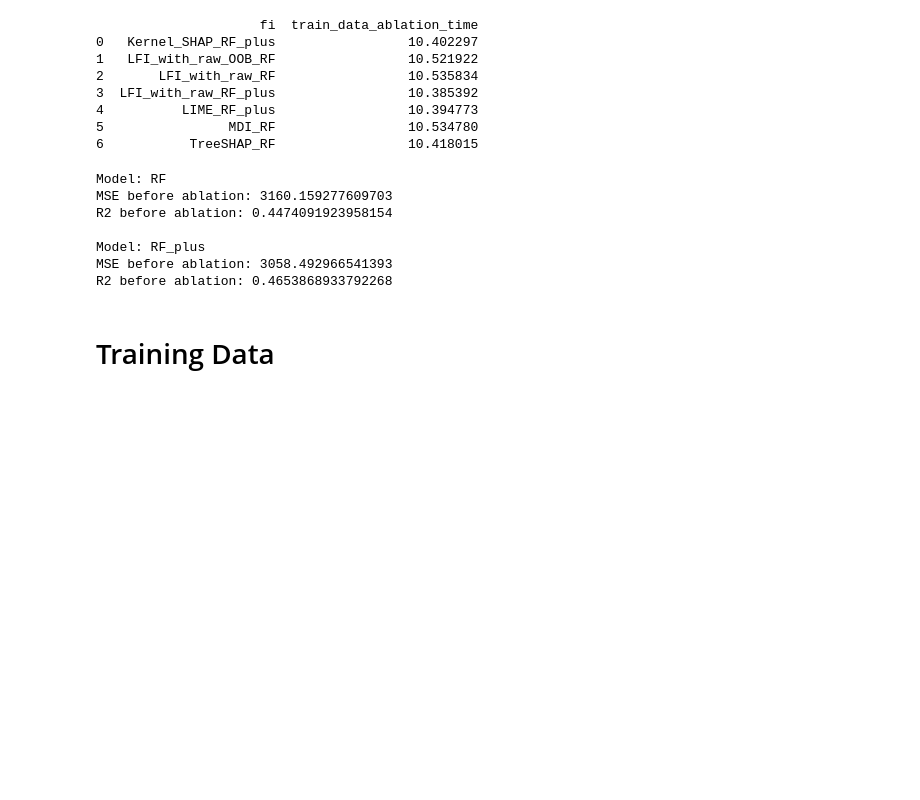
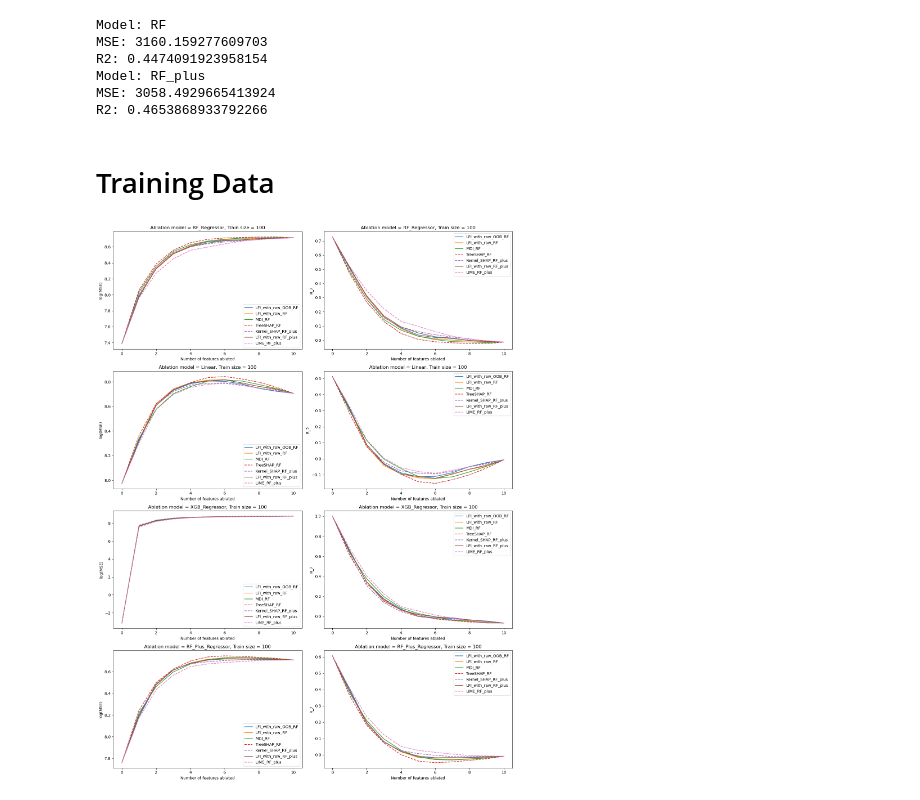
Before and after one commit to Yu-Group/imodels-experiments, a Jupyter notebook: feature_importance/real_data_ablation_visulization_version3.ipynb, the cells around one changed output. Drawn from its saved outputs; the diff is of its cells as text; code cells hidden in the pictures; blank space fills up the shorter version.

```diff
--- a/feature_importance/real_data_ablation_visulization_version3.ipynb
+++ b/feature_importance/real_data_ablation_visulization_version3.ipynb
@@ -56,16 +56,3 @@ print(averages)
-# %%
-# Print the ablation time
-averages = combined_df.groupby('fi')['train_data_ablation_time'].mean().reset_index()
-print(averages)
-# %% [output]
-                     fi  train_data_ablation_time
-0   Kernel_SHAP_RF_plus                 10.402297
-1   LFI_with_raw_OOB_RF                 10.521922
-2       LFI_with_raw_RF                 10.535834
-3  LFI_with_raw_RF_plus                 10.385392
-4          LIME_RF_plus                 10.394773
-5                MDI_RF                 10.534780
-6           TreeSHAP_RF                 10.418015
 # %%
 #################### Change the following according to the dataset ####################
 task = "regression" #"regression" "classification"
@@ -81,22 +68,19 @@ if task == "classification":
     grouped = combined_df.groupby("model")
     for model, group_df in grouped:
         print("Model:", model)
-        print("AUROC before ablation:", group_df["test_all_auc"].mean())
-        print("AUPRC before ablation:", group_df["test_all_auprc"].mean())
-        print("F1 before ablation:", group_df["test_all_f1"].mean())
-        print()
+        print("AUROC:", group_df["test_all_auc"].mean())
+        print("AUPRC:", group_df["test_all_auprc"].mean())
+        print("F1:", group_df["test_all_f1"].mean())
 elif task == "regression":
     grouped = combined_df.groupby("model")
     for model, group_df in grouped:
         print("Model:", model)
-        print("MSE before ablation:", group_df["test_all_mse"].mean())
-        print("R2 before ablation:", group_df["test_all_r2"].mean())
-        print()
+        print("MSE:", group_df["test_all_mse"].mean())
+        print("R2:", group_df["test_all_r2"].mean())
 # %% [output]
 Model: RF
-MSE before ablation: 3160.159277609703
-R2 before ablation: 0.4474091923958154
-
+MSE: 3160.159277609703
+R2: 0.4474091923958154
 Model: RF_plus
-MSE before ablation: 3058.492966541393
-R2 before ablation: 0.4653868933792268
+MSE: 3058.4929665413924
+R2: 0.4653868933792266
@@ -105,2 +87,37 @@ ablation_models = {"regression": ["RF_Regressor", "Linear", "XGB_Regressor", "RF
 # %% [markdown]
 # Training Data
+# %%
+fig, axs = plt.subplots(len(ablation_models[task]), len(metrics[task]), figsize=(15, 20))
+for i, a_model in enumerate(ablation_models[task]):
+    for j, metric in enumerate(metrics[task]):
+        results = {}
+        for m in methods_all:
+            results[m] = []
+        for m in methods_all:
+            if metric == "MSE":
+                results[m].append(np.log(combined_df[combined_df['fi'] == m][a_model+"_train_subset_"+metric+f"_before_ablation"].mean()))
+                for k in range(num_features):
+                    results[m].append(np.log(combined_df[combined_df['fi'] == m][a_model+"_train_subset_"+metric+f"_after_ablation_{k+1}"].mean()))
+            else:
+                results[m].append(combined_df[combined_df['fi'] == m][a_model+"_train_subset_"+metric+f"_before_ablation"].mean())
+                for k in range(num_features):
+                    results[m].append(combined_df[combined_df['fi'] == m][a_model+"_train_subset_"+metric+f"_after_ablation_{k+1}"].mean())
+        ax = axs[i, j]
+        for m in methods_all:
+            if m in ["TreeSHAP_RF", "Kernel_SHAP_RF_plus", "LIME_RF_plus"]:
+                ax.plot(range(num_features+1), results[m], label=m, linestyle='dashed')
+            else:
+                ax.plot(range(num_features+1), results[m], label=m)
+        if metric == "MSE":
+            ax.set(xlabel='Number of features ablated', ylabel= f"log({metric})",
+                title=f'Ablation model = {a_model}, Train size = 100')
+        else:
+            ax.set(xlabel='Number of features ablated', ylabel=metric,
+                    title=f'Ablation model = {a_model}, Train size = 100')
+        ax.legend()
+
+plt.tight_layout()
+plt.savefig("./satellite_image_regression_train.png")
+plt.show()
+# %% [output]
+[figure, added]
```
Also changed, not shown: parts of 12 cells of this notebook, 13 other files.
